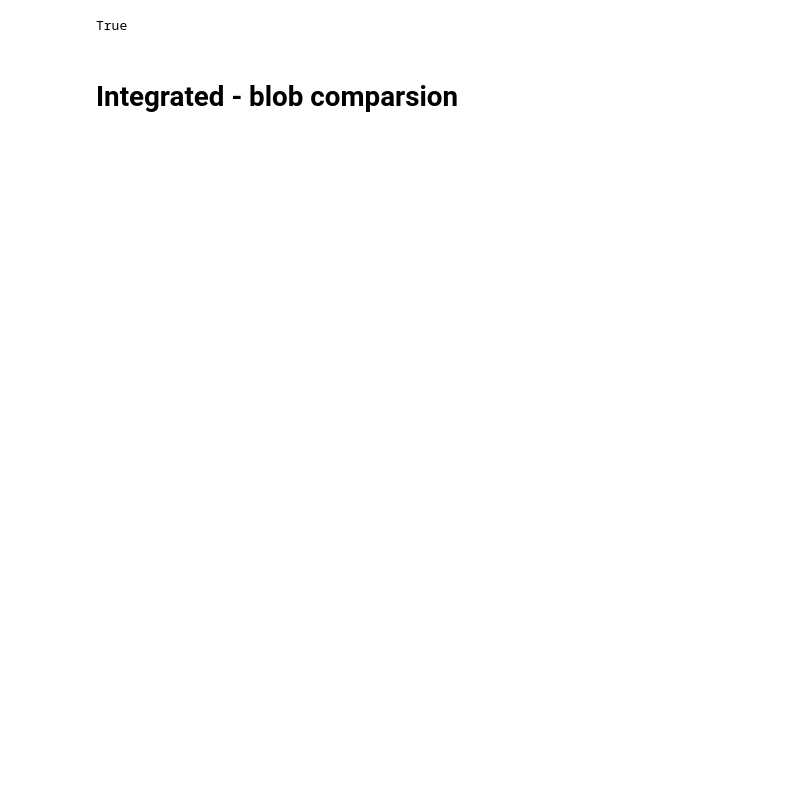
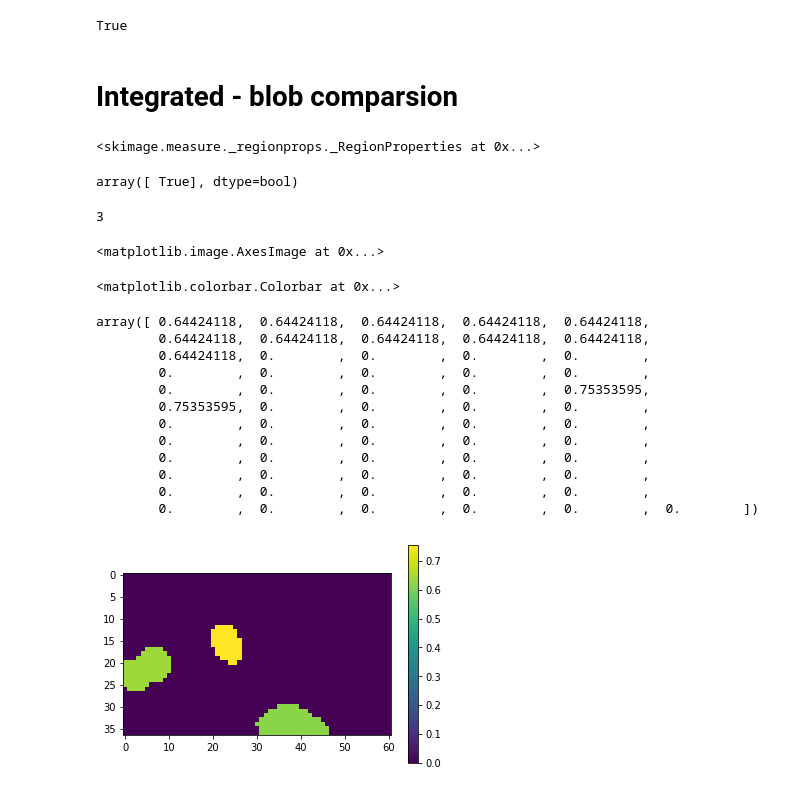
Before and after one commit to xiangjiph/MouseBrainAtlas, a Jupyter notebook: XJ/blob_detection_with_Pre_detected_cell.ipynb, the cells around one changed output. Saved outputs shown, nothing was run; the diff lists cells and outputs as text; code cells hidden in the pictures; blank space fills up the shorter version.

```diff
--- a/XJ/blob_detection_with_Pre_detected_cell.ipynb
+++ b/XJ/blob_detection_with_Pre_detected_cell.ipynb
@@ -371,3 +428,7 @@ o_scan_size_coeff = 4
+# %%
+im_blob_prop[sec][0]
+# %% [output]
+<skimage.measure._regionprops._RegionProperties at 0x...>
 # %%
 secIndex = 0
 sec = secIndexList[secIndex]
@@ -441,0 +516,28 @@ for blobID in range(n_blobs):
+# %%
+im_blob_typical[sec][10]
+# %% [output]
+array([ True], dtype=bool)
+# %%
+temp_next_n_blob
+# %% [output]
+3
+# %%
+plt.imshow(im_blob_sim_crop_im[sec][10])
+plt.colorbar()
+im_blob_sim_crop_im[sec][10][20,:]
+# %% [output]
+<matplotlib.image.AxesImage at 0x...>
+<matplotlib.colorbar.Colorbar at 0x...>
+array([ 0.64424118,  0.64424118,  0.64424118,  0.64424118,  0.64424118,
+        0.64424118,  0.64424118,  0.64424118,  0.64424118,  0.64424118,
+        0.64424118,  0.        ,  0.        ,  0.        ,  0.        ,
+        0.        ,  0.        ,  0.        ,  0.        ,  0.        ,
+        0.        ,  0.        ,  0.        ,  0.        ,  0.75353595,
+        0.75353595,  0.        ,  0.        ,  0.        ,  0.        ,
+        0.        ,  0.        ,  0.        ,  0.        ,  0.        ,
+        0.        ,  0.        ,  0.        ,  0.        ,  0.        ,
+        0.        ,  0.        ,  0.        ,  0.        ,  0.        ,
+        0.        ,  0.        ,  0.        ,  0.        ,  0.        ,
+        0.        ,  0.        ,  0.        ,  0.        ,  0.        ,
+        0.        ,  0.        ,  0.        ,  0.        ,  0.        ,  0.        ])
+[figure, added]
```
Also changed, not shown: parts of 28 cells of this notebook.
